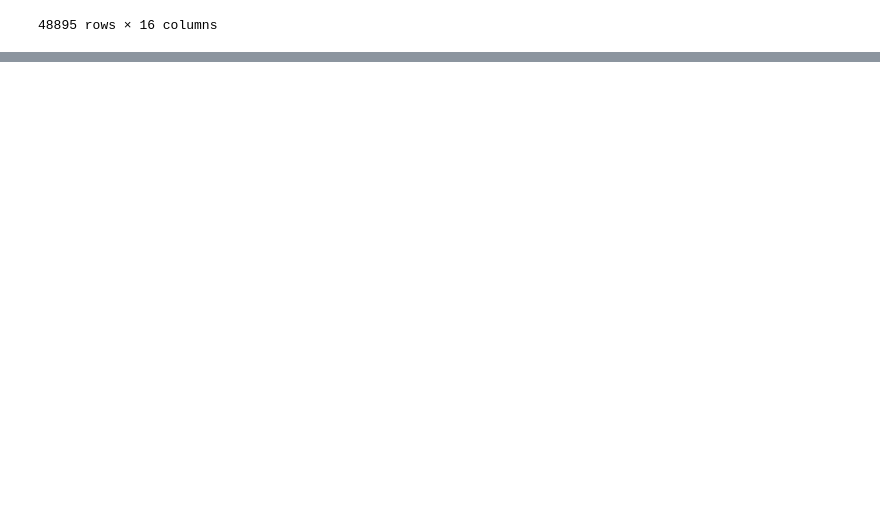
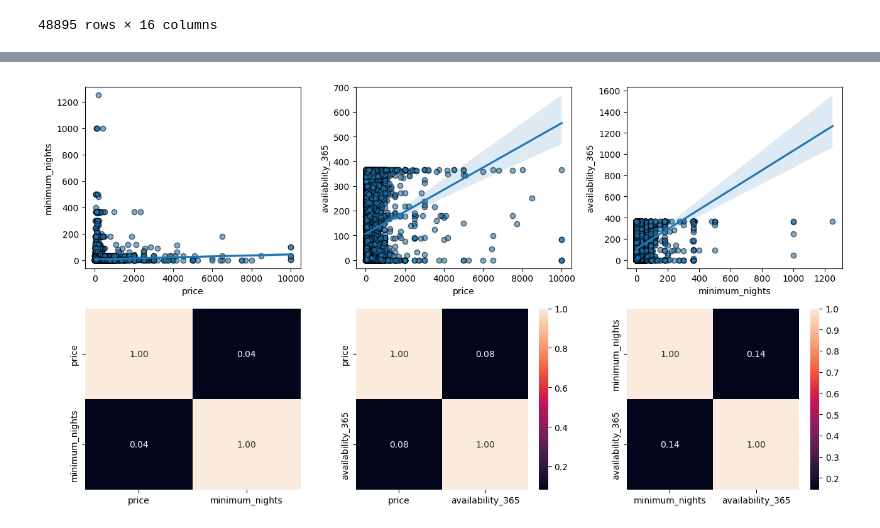
Before and after one commit to Julianmarania/Machine-learning-python-template_Project_12_Julian_Lopez, a Jupyter notebook: src/explore.ipynb, the cells around one changed output, grey strips where cells are left out. Drawn from its saved outputs; the diff is of its cells as text; code cells hidden in the pictures; blank space fills up the shorter version.

```diff
--- a/src/explore.ipynb
+++ b/src/explore.ipynb
@@ -21,0 +128,17 @@ data
+# %%
+# Análisis numérico-numérico
+
+fig, axis = plt.subplots(2, 3, figsize = (13, 7))
+
+# Crear un diagrama de dispersión múltiple
+sns.regplot(ax = axis[0, 0], data = data_limpia, x = "price", y = "minimum_nights", scatter_kws={'edgecolor': 'k', 'alpha': 0.6})
+sns.heatmap(data_limpia[["price", "minimum_nights"]].corr(), annot = True, fmt = ".2f", ax = axis[1, 0], cbar = False)
+sns.regplot(ax = axis[0, 1], data = data_limpia, x = "price", y = "availability_365", scatter_kws={'edgecolor': 'k', 'alpha': 0.6})
+sns.heatmap(data_limpia[["price", "availability_365"]].corr(), annot = True, fmt = ".2f", ax = axis[1, 1])
+sns.regplot(ax = axis[0, 2], data = data_limpia, x = "minimum_nights", y = "availability_365", scatter_kws={'edgecolor': 'k', 'alpha': 0.6})
+sns.heatmap(data_limpia[["minimum_nights", "availability_365"]].corr(), annot = True, fmt = ".2f", ax = axis[1, 2])
+
+plt.tight_layout()
+plt.show()
+# %% [output]
+[figure, added]
```
Also changed, not shown: parts of 14 cells of this notebook.
